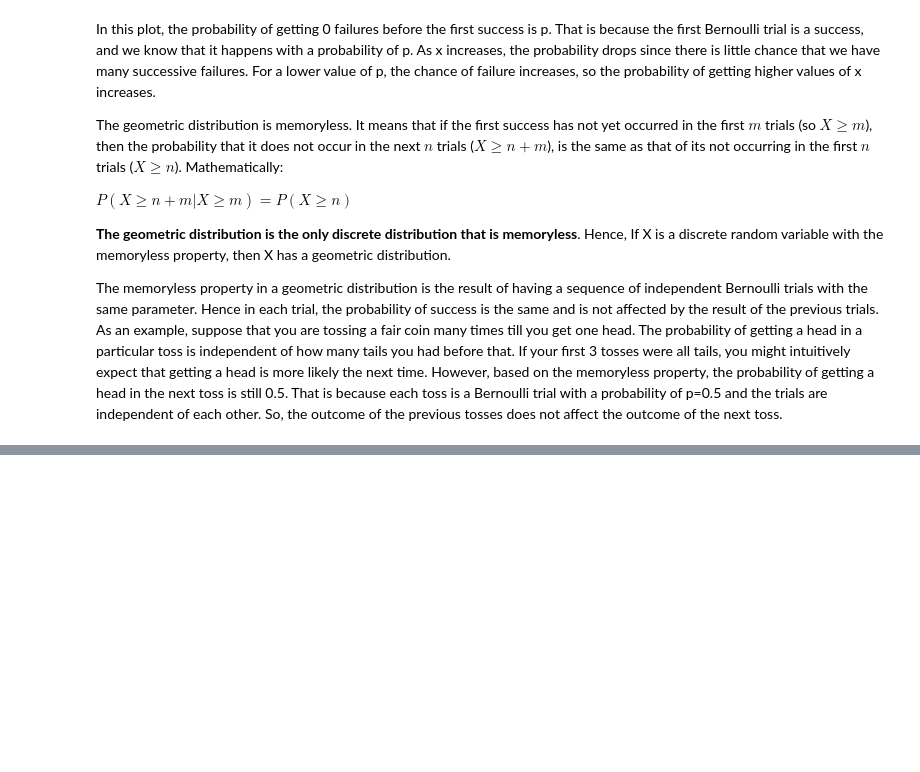
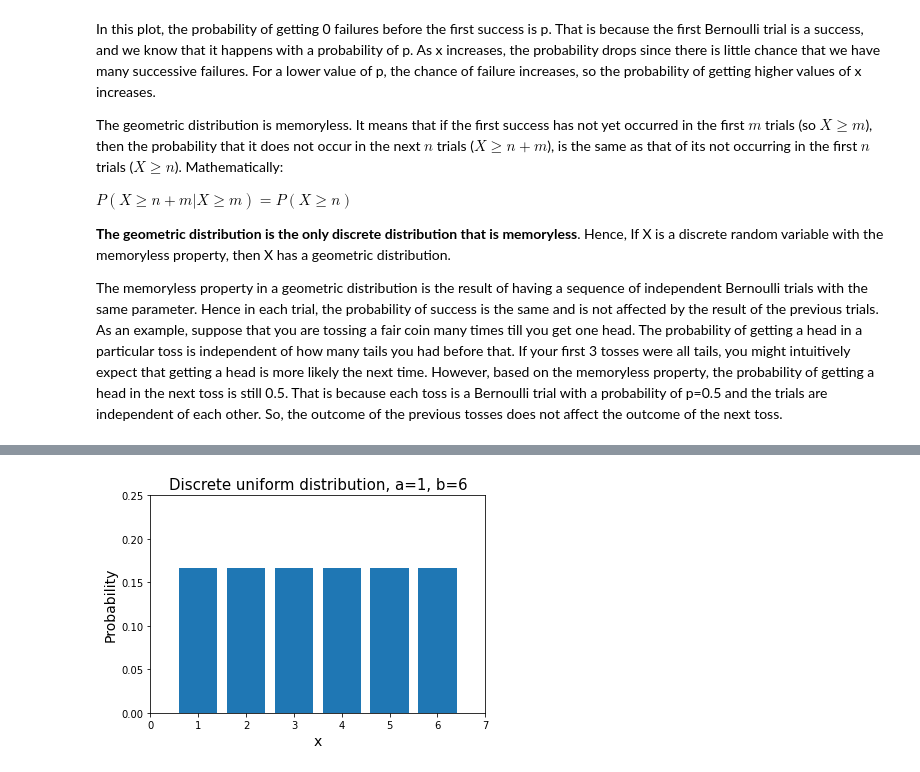
Before and after one commit to JedrzejSarna/statistics, a Jupyter notebook: Distributions.ipynb, the cells around one changed output, grey strips where cells are left out. Saved outputs shown, nothing was run; the diff lists cells and outputs as text; code cells hidden in the pictures; blank space fills up the shorter version.

```diff
--- a/Distributions.ipynb
+++ b/Distributions.ipynb
@@ -282,0 +364,16 @@ The memoryless property in a geometric distribution is the result of having a se
+# %%
+from scipy.stats import randint
+a = 1
+b = 6
+x = np.arange(1, b+1)
+dics_uniform = randint.pmf(x, a, b+1)
+plt.bar(x, dics_uniform)
+plt.xlabel('x', fontsize=14)
+plt.ylabel('Probability', fontsize=14)
+plt.xlim([0, 7])
+plt.ylim([0, 0.25])
+plt.title("Discrete uniform distribution, a={0}, b={1}".format(a, b),
+          fontsize= 15)
+plt.show()
+# %% [output]
+[figure, added]
```
Also changed, not shown: parts of 12 cells of this notebook.
